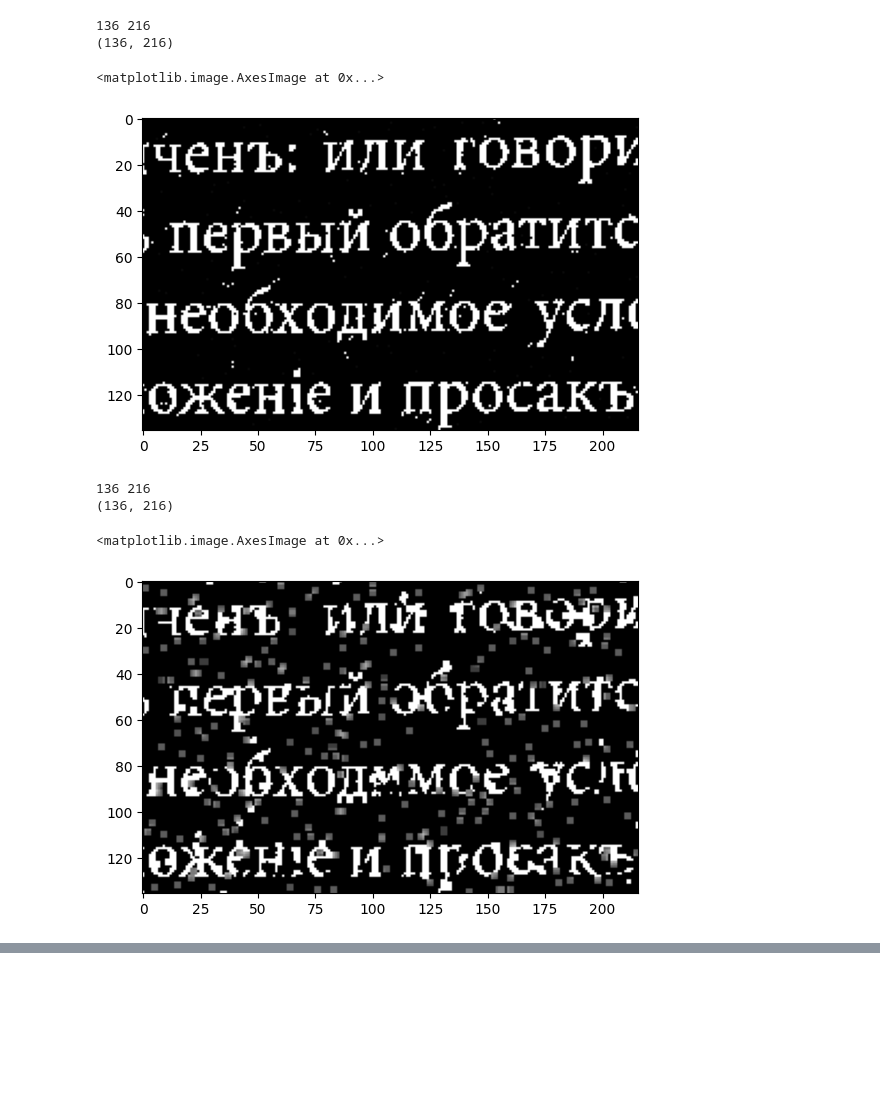
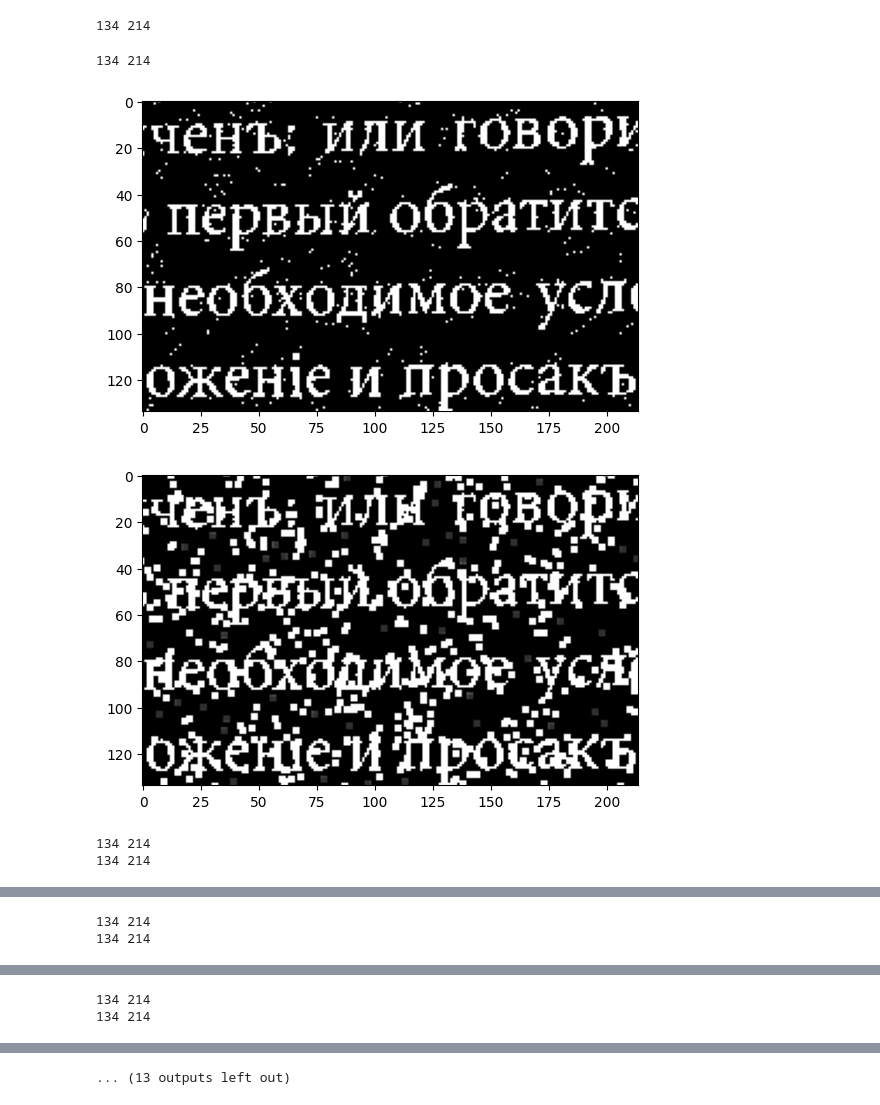
Before and after one commit to fisherj1/morph_analysis, a Jupyter notebook: HW7.ipynb, the cells around one changed output, grey strips where cells are left out. Drawn from its saved outputs; the diff is of its cells as text; code cells hidden in the pictures; blank space fills up the shorter version.

```diff
--- a/HW7.ipynb
+++ b/HW7.ipynb
@@ -130,16 +125,32 @@ def sliding_window_point(f, window_size, mean):
-# %%
-sp_morph_filtred = sliding_window_point(sp, w_size, sp_filtred)
-plt.imshow(sp_morph_filtred, cmap='gray')
-# %% [output]
-136 216
-(136, 216)
-<matplotlib.image.AxesImage at 0x...>
-[figure, removed]
-# %%
-crc_morph_filtred = sliding_window_circle(crc, w_size, crc_filtred)
-plt.imshow(crc_morph_filtred, cmap='gray')
-# %% [output]
-136 216
-(136, 216)
-<matplotlib.image.AxesImage at 0x...>
-[figure, removed]
+# %%
+# 1 - пропуск
+# -1 ложные срабатывания
+a_s = [0.1, 0.2, 0.5, 1, 2, 3, 5, 10]
+diffs_sp = []
+diffs_crc = []
+fn_sp = []
+fp_sp = []
+fn_crc = []
+fp_crc = []
+hh,ww = sp_filtred.shape
+true_temp = crop_center(true, ww, hh)
+for a in a_s:
+    sp_morph_filtred, sp_morph_filtred_map = sliding_window_morph('sp', sp.copy(), map_sp.copy(), w_size, sp_filtred.copy(), a)
+    crc_morph_filtred, crc_morph_filtred_map = sliding_window_morph('crc', crc.copy(), map_crc.copy(), w_size, crc_filtred.copy(), a)
+    plt.imshow(sp_morph_filtred, cmap='gray')
+    plt.show()
+    plt.imshow(crc_morph_filtred, cmap='gray')
+    plt.show()
+    diffs_sp.append(np.linalg.norm(sp_morph_filtred - true_temp))
+    diffs_crc.append(np.linalg.norm(crc_morph_filtred - true_temp))
+    fn_sp.append((sp_morph_filtred_map==1).sum())
+    fp_sp.append((sp_morph_filtred_map==-1).sum())
+    fn_crc.append((crc_morph_filtred_map==1).sum())
+    fp_crc.append((crc_morph_filtred_map==-1).sum())
+# %% [output]
+134 214
+134 214
+[figure, added]
+[figure, added]
+134 214
+134 214
@@ -145,0 +159,2 @@ plt.imshow(crc_morph_filtred, cmap='gray')
+134 214
+134 214
@@ -145,0 +163,2 @@ plt.imshow(crc_morph_filtred, cmap='gray')
+134 214
+134 214
@@ -145,0 +166 @@ plt.imshow(crc_morph_filtred, cmap='gray')
+... (13 outputs left out)
```
Also changed, not shown: parts of 16 cells of this notebook.
